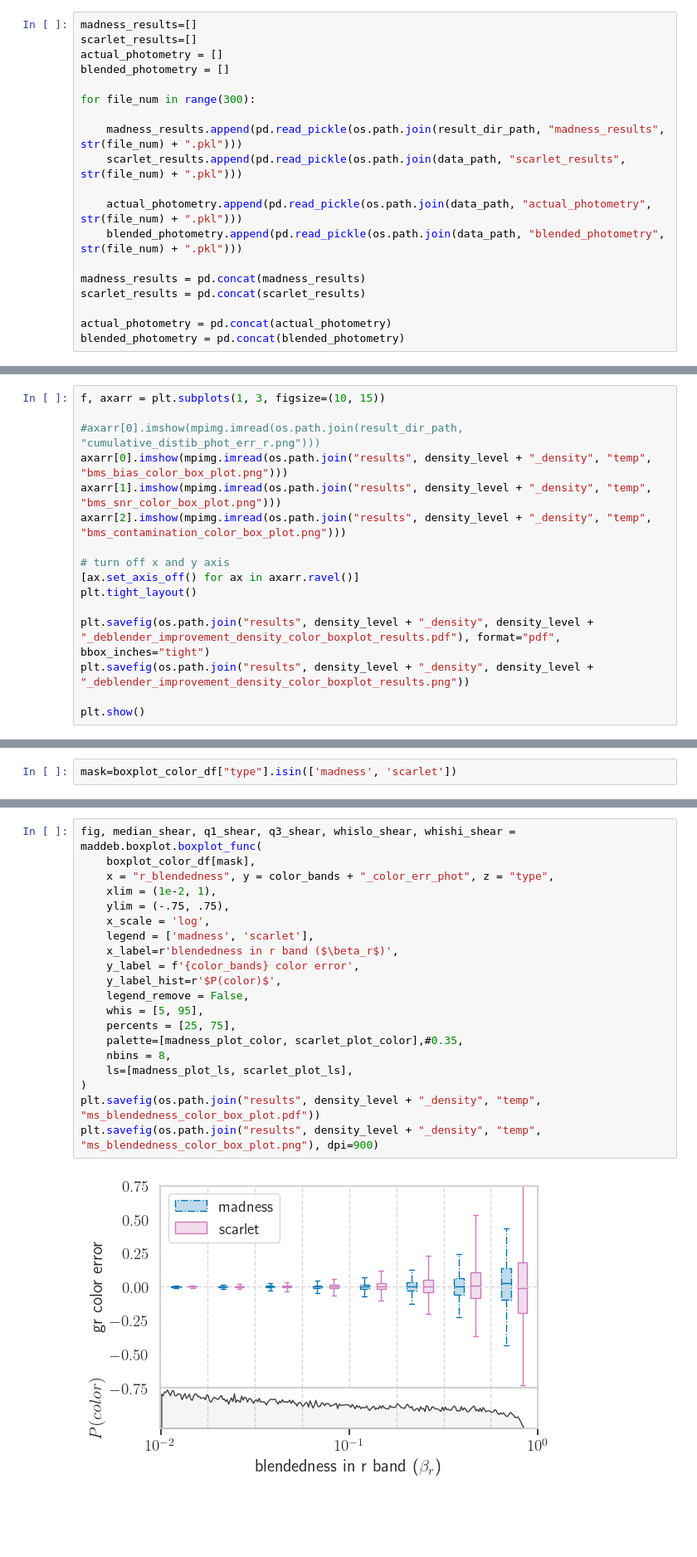
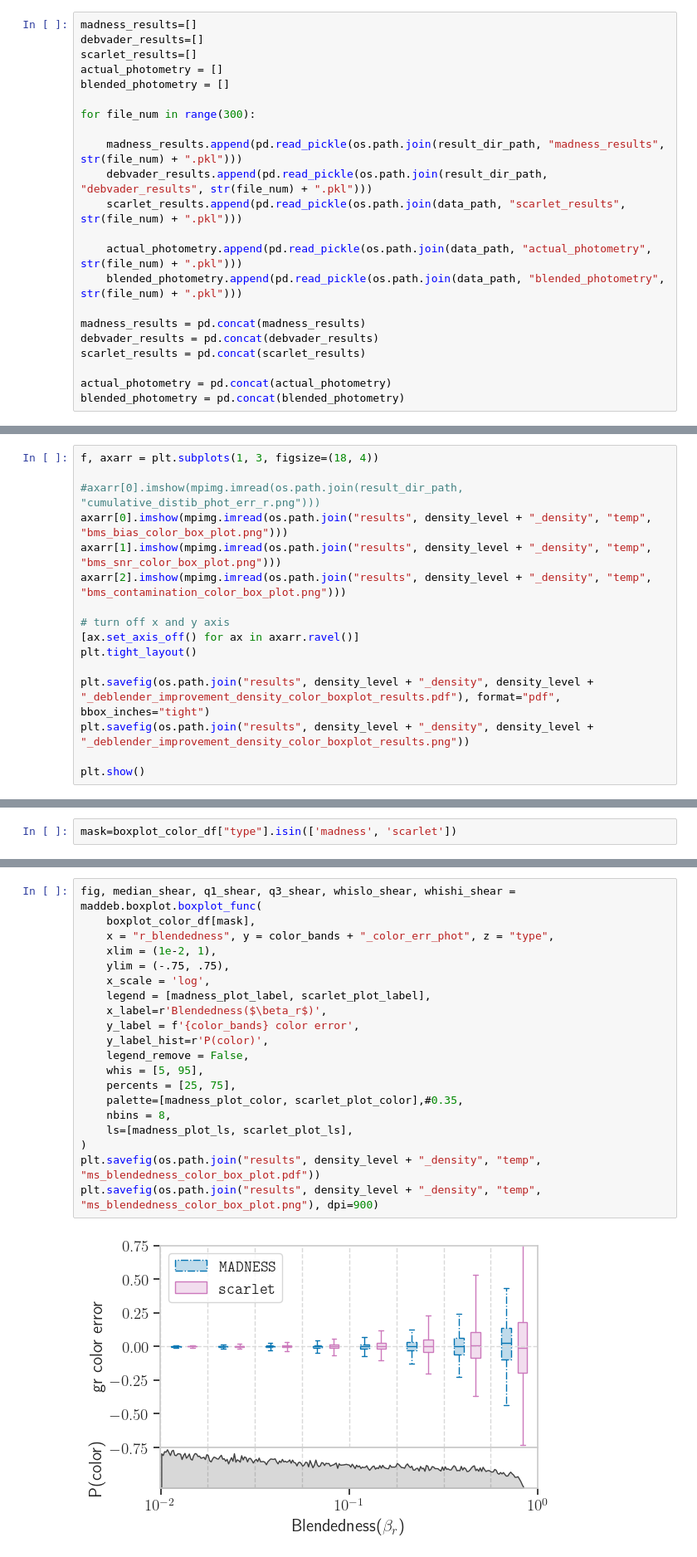
Before and after one commit to b-biswas/MADNESS-legacy, a Jupyter notebook: notebooks/compare_color_results_high_density.ipynb, the cells around one changed output, grey strips where cells are left out. Shown at 83% size. Cells and saved outputs as stored; diff of their text form; blank space fills up the shorter version.

```diff
--- a/notebooks/compare_color_results_high_density.ipynb
+++ b/notebooks/compare_color_results_high_density.ipynb
@@ -45,6 +45,7 @@ madness_plot_label = r'\texttt{MADNESS}'
 debvader_plot_label = r'\texttt{VAE-deblender}'
 # %%
 madness_results=[]
+debvader_results=[]
 scarlet_results=[]
 actual_photometry = []
 blended_photometry = []
@@ -52,12 +53,14 @@ blended_photometry = []
 for file_num in range(300):
 
     madness_results.append(pd.read_pickle(os.path.join(result_dir_path, "madness_results", str(file_num) + ".pkl")))
+    debvader_results.append(pd.read_pickle(os.path.join(result_dir_path, "debvader_results", str(file_num) + ".pkl")))
     scarlet_results.append(pd.read_pickle(os.path.join(data_path, "scarlet_results", str(file_num) + ".pkl")))
 
     actual_photometry.append(pd.read_pickle(os.path.join(data_path, "actual_photometry", str(file_num) + ".pkl")))
     blended_photometry.append(pd.read_pickle(os.path.join(data_path, "blended_photometry",  str(file_num) + ".pkl")))
 
 madness_results = pd.concat(madness_results)
+debvader_results = pd.concat(debvader_results)
 scarlet_results = pd.concat(scarlet_results)
 
 actual_photometry = pd.concat(actual_photometry)
@@ -600,5 +600,5 @@ plt.savefig(os.path.join("results", density_level + "_density", "temp",  "bms_co
 # %%
-f, axarr = plt.subplots(1, 3, figsize=(10, 15))
+f, axarr = plt.subplots(1, 3, figsize=(18, 4))
 
 #axarr[0].imshow(mpimg.imread(os.path.join(result_dir_path, "cumulative_distib_phot_err_r.png")))
 axarr[0].imshow(mpimg.imread(os.path.join("results", density_level + "_density", "temp", "bms_bias_color_box_plot.png")))
@@ -645,25 +645,25 @@ plt.savefig(os.path.join("results", density_level + "_density", "temp", "ms_bias
 # %%
 fig, median_shear, q1_shear, q3_shear, whislo_shear, whishi_shear = maddeb.boxplot.boxplot_func(
     boxplot_color_df[mask],
     x = "r_blendedness", y = color_bands + "_color_err_phot", z = "type",
     xlim = (1e-2, 1),
     ylim = (-.75, .75),
     x_scale = 'log',
-    legend = ['madness', 'scarlet'],
-    x_label=r'blendedness in r band ($\beta_r$)',
+    legend = [madness_plot_label, scarlet_plot_label],
+    x_label=r'Blendedness($\beta_r$)',
     y_label = f'{color_bands} color error',
-    y_label_hist=r'$P(color)$',
+    y_label_hist=r'P(color)',
     legend_remove = False,
     whis = [5, 95],
     percents = [25, 75],
     palette=[madness_plot_color, scarlet_plot_color],#0.35,
     nbins = 8,
     ls=[madness_plot_ls, scarlet_plot_ls],
 )
 plt.savefig(os.path.join("results", density_level + "_density", "temp", "ms_blendedness_color_box_plot.pdf"))
 plt.savefig(os.path.join("results", density_level + "_density", "temp", "ms_blendedness_color_box_plot.png"), dpi=900)
 # %% [output]
-[figure, old version]
+[figure, new version]
 # %%
 fig, median_fluxerr, q1_fluxerr, q3_fluxerr, whislo_fluxerr, whishi_fluxerr = maddeb.boxplot.boxplot_func(
     boxplot_color_df[mask],
```
Also changed, not shown: parts of 23 cells of this notebook, 2 other files.
